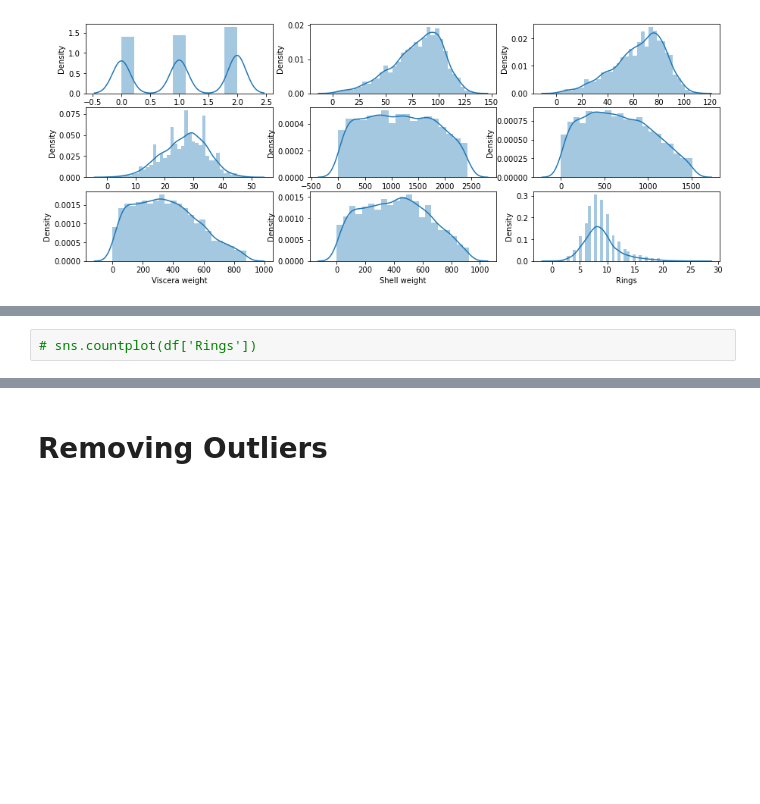
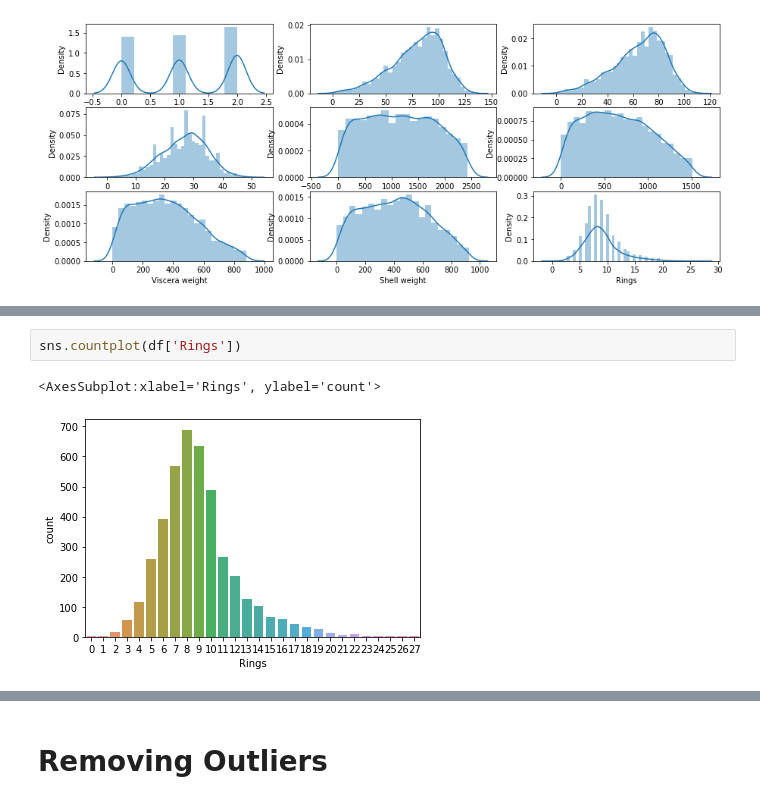
Before and after one commit to im-noob/internship-fliprobo, a Jupyter notebook: datatrained_projects/abalone_case_study/abalone_case_study.ipynb, the cells around one changed output, grey strips where cells are left out. Cells and saved outputs as stored; diff of their text form; blank space fills up the shorter version.

```diff
--- a/datatrained_projects/abalone_case_study/abalone_case_study.ipynb
+++ b/datatrained_projects/abalone_case_study/abalone_case_study.ipynb
@@ -157,3 +160,6 @@ for i, column in enumerate(df.columns):
 # %%
-# sns.countplot(df['Rings'])
+sns.countplot(df['Rings'])
+# %% [output]
+<AxesSubplot:xlabel='Rings', ylabel='count'>
+[figure, added]
 # %%
```
Also changed, not shown: parts of 20 cells of this notebook.
